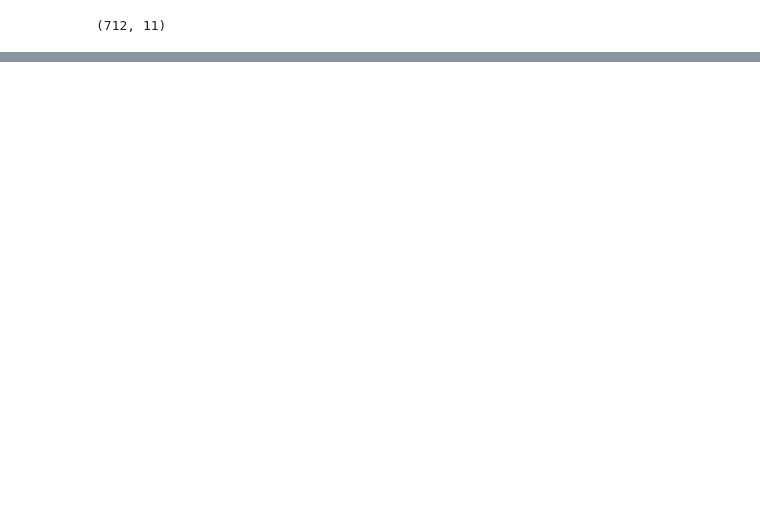
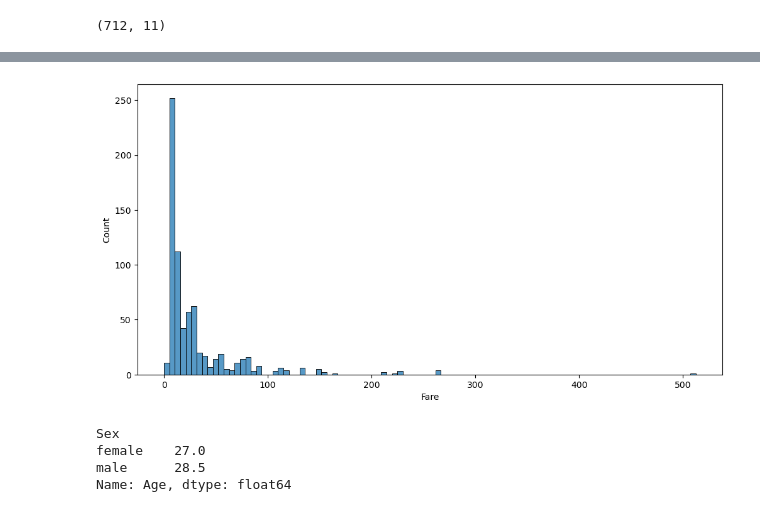
Before and after one commit to Abdelrahmanelfeky987/Dokcer-Image-for-Titanic-Classification, a Jupyter notebook: classification.ipynb, the cells around one changed output, grey strips where cells are left out. Saved outputs shown, nothing was run; the diff lists cells and outputs as text; code cells hidden in the pictures; blank space fills up the shorter version.

```diff
--- a/classification.ipynb
+++ b/classification.ipynb
@@ -102,0 +114,12 @@ df_train.describe()
+# %%
+plt.figure(figsize=(12,6))
+sns.histplot(df_train['Fare']);
+# %% [output]
+[figure, added]
+# %%
+df_train.groupby('Sex')['Age'].median()
+# %% [output]
+Sex
+female    27.0
+male      28.5
+Name: Age, dtype: float64
```
Also changed, not shown: parts of 31 cells of this notebook.
